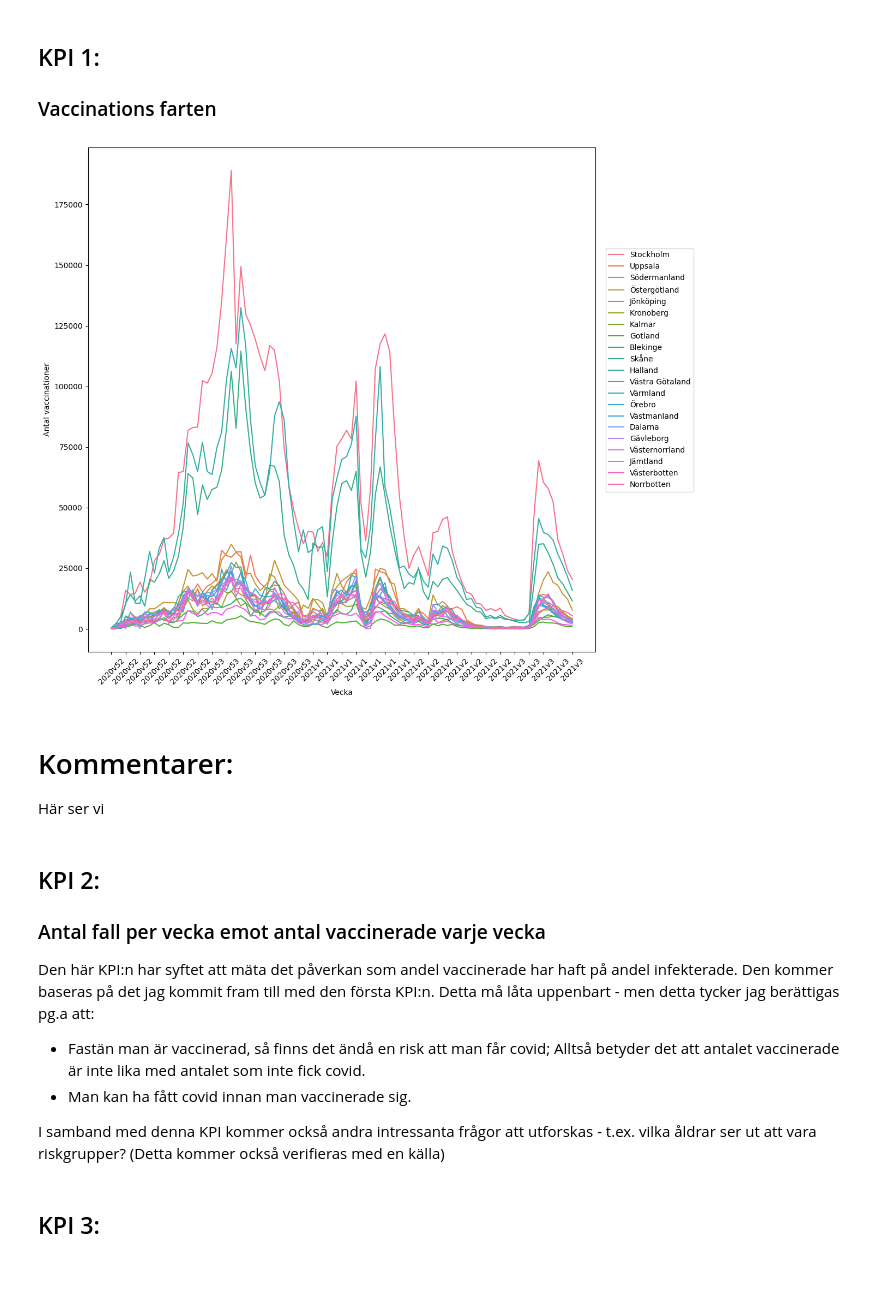
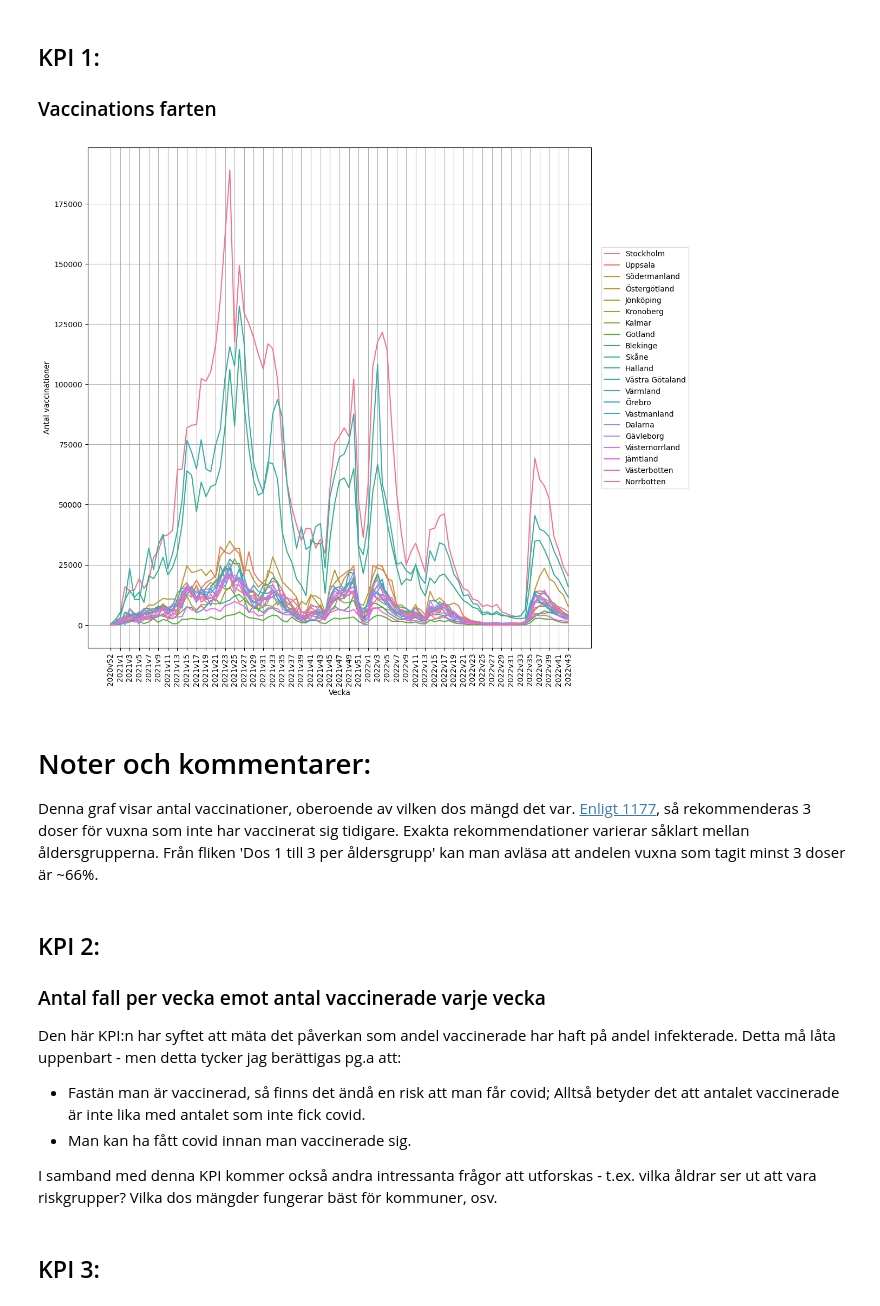
Before and after one commit to GuillermoTuesta/Python-GuillermoTuesta, a Jupyter notebook: IT-Högskolan/Labs/Covid19 - Labb4/KPI_Undersökning.ipynb, the cells around one changed output. Cells and saved outputs as stored; diff of their text form; code cells hidden in the pictures; blank space fills up the shorter version.

```diff
--- a/IT-Högskolan/Labs/Covid19 - Labb4/KPI_Undersökning.ipynb
+++ b/IT-Högskolan/Labs/Covid19 - Labb4/KPI_Undersökning.ipynb
@@ -26,17 +17,0 @@ vaccine_statistics_xls = pd.ExcelFile('Rådata/Folkhalsomyndigheten_Covid19_Vacc
-# %%
-plt.figure(figsize=(15,15))
-df = pd.read_excel(vaccine_statistics_xls, 'Vaccinationer tidsserie') # Denna excel flik har mer än nog med information för detta.
-df['Vecka'] = [f'{year}v{week}' for year, week in zip(df.loc[:,'År'], df.loc[:,'Vecka'])] # Fixar en kolumn som håller koll på både år och vecka.
-df = df.loc[df['Region'] != '| Sverige |'].reset_index() # Ta bort '| Sverige |' för att hålla grafen mer balanserad.
-
-fig = sns.lineplot(data=df, x='Vecka', y='Antal vaccinationer', hue='Region') # 'hue' ser till att varje region får sitt egna linje.
-fig.set_xticklabels(df['Vecka'], rotation=45) # Används bara för att rotera namnen. Det blir lite konstigt att avläsa x-värderna men utan detta så går det inte att läsa av alls.
-fig.grid() # För att göra det lättare att läsa x,y par.
-plt.legend(bbox_to_anchor=(1.02, 0.8), loc='upper left', borderaxespad=0); # Add a legend to show labels of each bar.
-
-# https://stackoverflow.com/questions/42103348/how-to-improve-spacing-of-labels-on-seaborn-axis
-# Med .set_xticks blev det fel på grafen, med .set_xticklabels blir det dålig mellanrum på namnen. Jag får testa denna metod, med lite variation.
-xticks = fig.xaxis.get_major_ticks()
-for i in range(len(xticks)):
-    if i%3:
-        xticks[i].set_visible(False)
@@ -52,35 +20,43 @@ Detta är ändå intressant att hålla koll på, men för att ta reda vaccinatio
 ### Vaccinations farten
 # %%
 plt.figure(figsize=(12,12))
+df = pd.read_excel(vaccine_statistics_xls, 'Vaccinationer tidsserie') # Denna excel flik har mer än nog med information för detta.
+df['Vecka'] = [f'{year}v{week}' for year, week in zip(df.loc[:,'År'], df.loc[:,'Vecka'])] # Fixar en kolumn som håller koll på både år och vecka.
+df = df.loc[df['Region'] != '| Sverige |'].reset_index() # Ta bort '| Sverige |' för att hålla grafen mer balanserad.
 
-df_diff = df.copy()
+df_diff = df.copy() # Skapar en ny dataframe som ska hålla andra värden.
 
 for index, row in df.iterrows():
     if (index-21) < 0: # Det finns 21st regioner, alltså måste dom första 21 elementen ignoreras.
        continue
     df_diff.at[index, 'Antal vaccinationer'] -= df.at[(index-21), 'Antal vaccinationer'] # Subtrahera med värdet från förra veckan för att få fram differensen.
 
 fig = sns.lineplot(data=df_diff, x='Vecka', y='Antal vaccinationer', hue='Region')
-fig.set_xticklabels(df_diff['Vecka'], rotation=45)
-plt.legend(bbox_to_anchor=(1.02, 0.8), loc='upper left', borderaxespad=0)
+plt.xticks(rotation=90) # Rotera x-axel namnen
+plt.legend(bbox_to_anchor=(1.02, 0.8), loc='upper left', borderaxespad=0) # Justera legend-lådan
+plt.grid()
 
+# https://stackoverflow.com/questions/42103348/how-to-improve-spacing-of-labels-on-seaborn-axis
+# Med .set_xticks blev det fel på grafen, med .set_xticklabels blir det dålig mellanrum på namnen.
 xticks = fig.xaxis.get_major_ticks()
 for i in range(len(xticks)):
-    if i%3:
+    if i%2:
         xticks[i].set_visible(False)
 # %% [output]
-[figure, old version]
+[figure, new version]
-# %% [markdown]
-# Kommentarer:
-Här ser vi
+# %% [markdown]
+# Noter och kommentarer:
+Denna graf visar antal vaccinationer, oberoende av vilken dos mängd det var.
+[Enligt 1177](https://www.1177.se/sjukdomar--besvar/lungor-och-luftvagar/inflammation-och-infektion-ilungor-och-luftror/om-covid-19--coronavirus/om-vaccin-mot-covid-19/vaccination-mot-covid-19-vilken-rekommendation-galler-for-mig/), så rekommenderas 3 doser för vuxna som inte har vaccinerat sig tidigare. Exakta rekommendationer varierar såklart mellan åldersgrupperna.
+Från fliken 'Dos 1 till 3 per åldersgrupp' kan man avläsa att andelen vuxna som tagit minst 3 doser är ~66%.
 # %% [markdown]
 ## KPI 2:
 ### Antal fall per vecka emot antal vaccinerade varje vecka
-Den här KPI:n har syftet att mäta det påverkan som andel vaccinerade har haft på andel infekterade. Den kommer baseras på det jag kommit fram till med den första KPI:n.
+Den här KPI:n har syftet att mäta det påverkan som andel vaccinerade har haft på andel infekterade.
 Detta må låta uppenbart - men detta tycker jag berättigas pg.a att:
 * Fastän man är vaccinerad, så finns det ändå en risk att man får covid; Alltså betyder det att antalet vaccinerade är inte lika med antalet som inte fick covid.
 * Man kan ha fått covid innan man vaccinerade sig.
 
-I samband med denna KPI kommer också andra intressanta frågor att utforskas - t.ex. vilka åldrar ser ut att vara riskgrupper? (Detta kommer också verifieras med en källa)
+I samband med denna KPI kommer också andra intressanta frågor att utforskas - t.ex. vilka åldrar ser ut att vara riskgrupper? Vilka dos mängder fungerar bäst för kommuner, osv.
 # %% [markdown]
 ## KPI 3:
```
Also changed, not shown: parts of 4 cells of this notebook, 1 other file.
